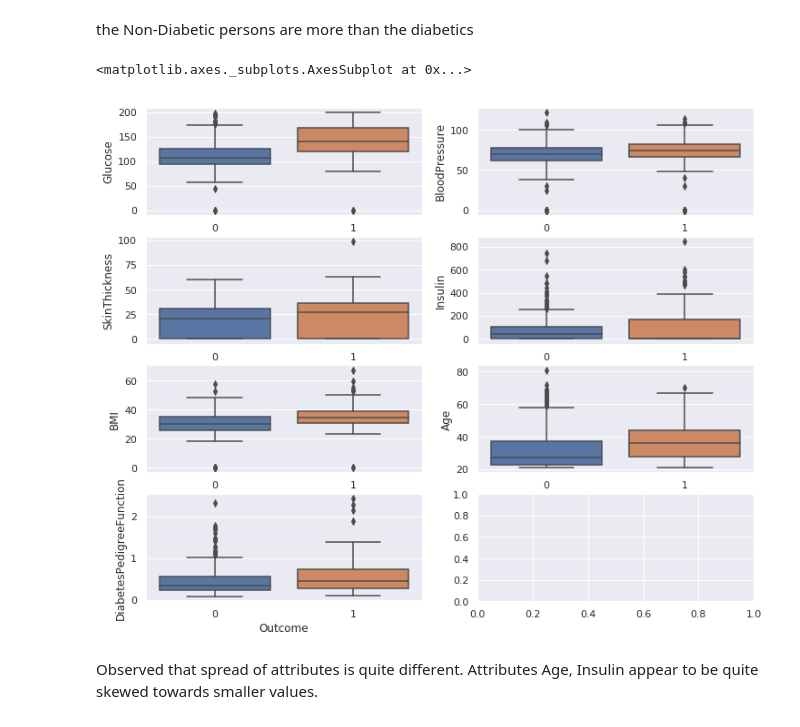
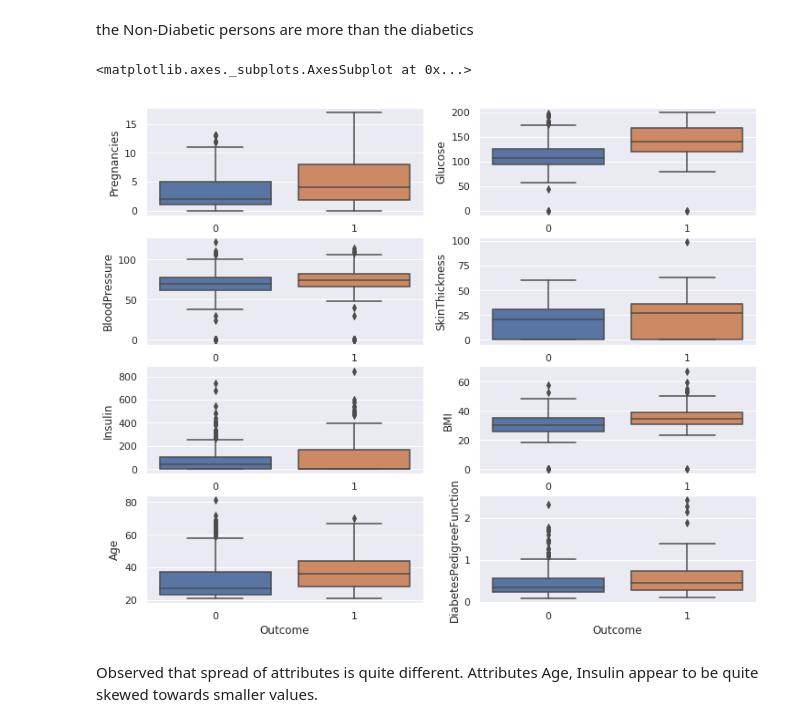
Before and after one commit to scionoftech/PimaDiabetesDataset-Analysis, a Jupyter notebook: PID.ipynb, the cells around one changed output. Saved outputs shown, nothing was run; the diff lists cells and outputs as text; code cells hidden in the pictures.

```diff
--- a/PID.ipynb
+++ b/PID.ipynb
@@ -110,16 +110,17 @@ the Non-Diabetic persons are more than the diabetics
 # %%
 #Look for outliers in the dataset
 fig, axarr = plt.subplots(4, 2, figsize=(12, 10))
-sns.boxplot(dataset['Outcome'], dataset['Glucose'],ax=axarr[0][0])
-sns.boxplot(dataset['Outcome'], dataset['BloodPressure'],ax=axarr[0][1])
-sns.boxplot(dataset['Outcome'], dataset['SkinThickness'],ax=axarr[1][0])
-sns.boxplot(dataset['Outcome'], dataset['Insulin'],ax=axarr[1][1])
-sns.boxplot(dataset['Outcome'], dataset['BMI'],ax=axarr[2][0])
-sns.boxplot(dataset['Outcome'], dataset['Age'],ax=axarr[2][1])
-sns.boxplot(dataset['Outcome'], dataset['DiabetesPedigreeFunction'],ax=axarr[3][0])
+sns.boxplot(dataset['Outcome'], dataset['Pregnancies'],ax=axarr[0][0])
+sns.boxplot(dataset['Outcome'], dataset['Glucose'],ax=axarr[0][1])
+sns.boxplot(dataset['Outcome'], dataset['BloodPressure'],ax=axarr[1][0])
+sns.boxplot(dataset['Outcome'], dataset['SkinThickness'],ax=axarr[1][1])
+sns.boxplot(dataset['Outcome'], dataset['Insulin'],ax=axarr[2][0])
+sns.boxplot(dataset['Outcome'], dataset['BMI'],ax=axarr[2][1])
+sns.boxplot(dataset['Outcome'], dataset['Age'],ax=axarr[3][0])
+sns.boxplot(dataset['Outcome'], dataset['DiabetesPedigreeFunction'],ax=axarr[3][1])
 # %% [output]
 <matplotlib.axes._subplots.AxesSubplot at 0x...>
-[figure, old version]
+[figure, new version]
 # %% [markdown]
 Observed that spread of attributes is quite different. Attributes Age, Insulin appear to be quite skewed towards smaller values.
 # %%
```
Also changed, not shown: parts of 26 cells of this notebook, 2 other files.
